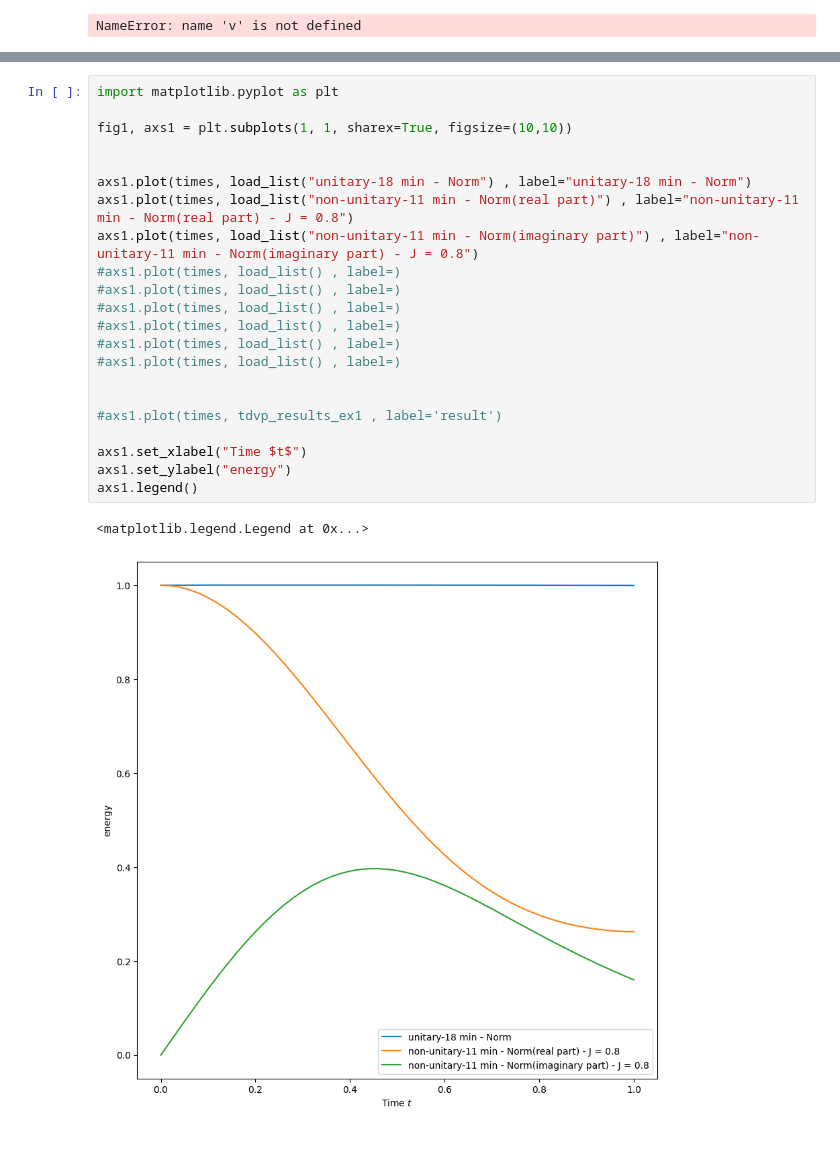
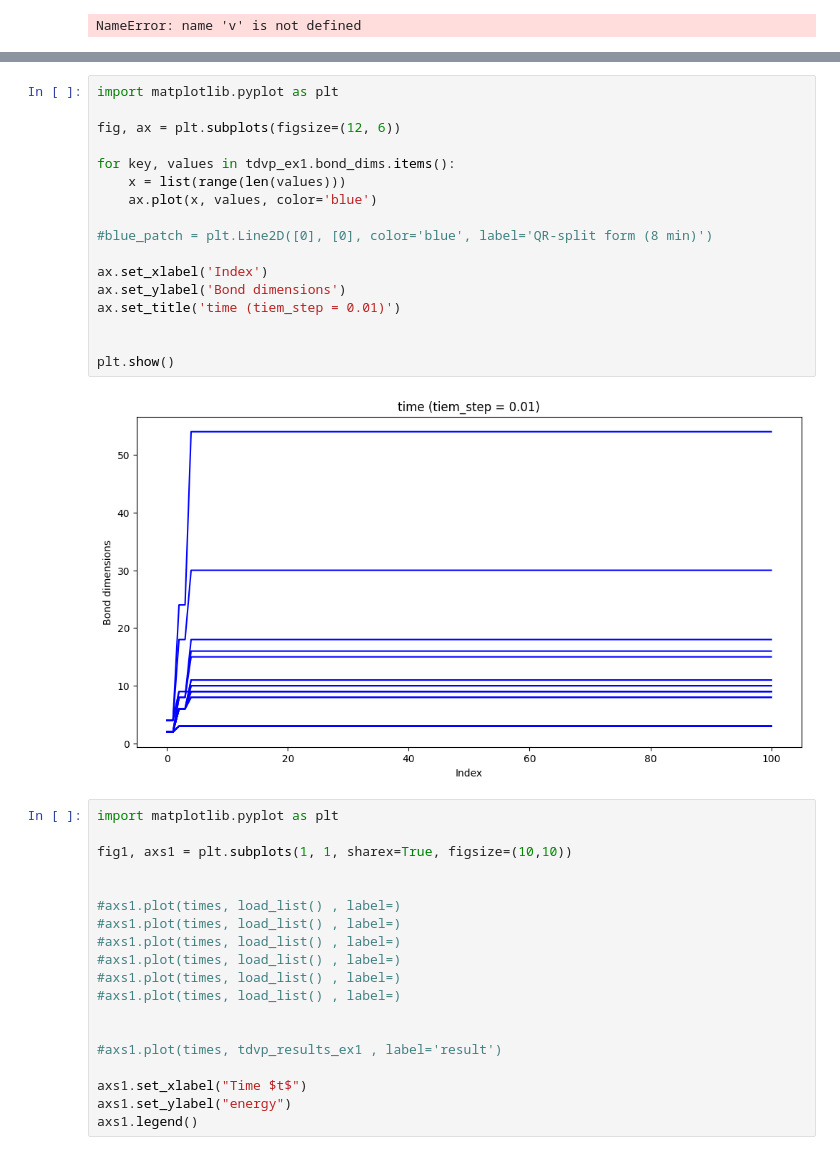
Before and after one commit to Pouri96/pytreenet, a Jupyter notebook: part 3.ipynb, the cells around one changed output, grey strips where cells are left out. Drawn from its saved outputs; the diff is of its cells as text.

```diff
--- a/part 3.ipynb
+++ b/part 3.ipynb
@@ -559,12 +654,28 @@ len(times)
+# %%
+import matplotlib.pyplot as plt
+
+fig, ax = plt.subplots(figsize=(12, 6))
+
+for key, values in tdvp_ex1.bond_dims.items():
+    x = list(range(len(values)))
+    ax.plot(x, values, color='blue')
+
+#blue_patch = plt.Line2D([0], [0], color='blue', label='QR-split form (8 min)')
+
+ax.set_xlabel('Index')
+ax.set_ylabel('Bond dimensions')
+ax.set_title('time (tiem_step = 0.01)')
+
+
+plt.show()
+# %% [output]
+[figure, added]
 # %%
 import matplotlib.pyplot as plt
 
 fig1, axs1 = plt.subplots(1, 1, sharex=True, figsize=(10,10))
 
 
-axs1.plot(times, load_list("unitary-18 min - Norm") , label="unitary-18 min - Norm")
-axs1.plot(times, load_list("non-unitary-11 min - Norm(real part)") , label="non-unitary-11 min - Norm(real part) - J = 0.8")
-axs1.plot(times, load_list("non-unitary-11 min - Norm(imaginary part)") , label="non-unitary-11 min - Norm(imaginary part) - J = 0.8")
 #axs1.plot(times, load_list() , label=)
 #axs1.plot(times, load_list() , label=)
 #axs1.plot(times, load_list() , label=)
@@ -578,6 +689,3 @@ axs1.plot(times, load_list("non-unitary-11 min - Norm(imaginary part)") , label=
 axs1.set_xlabel("Time $t$")
 axs1.set_ylabel("energy")
 axs1.legend()
-# %% [output]
-<matplotlib.legend.Legend at 0x...>
-[figure, removed]
```
Also changed, not shown: parts of 40 cells of this notebook, 5 other files.
